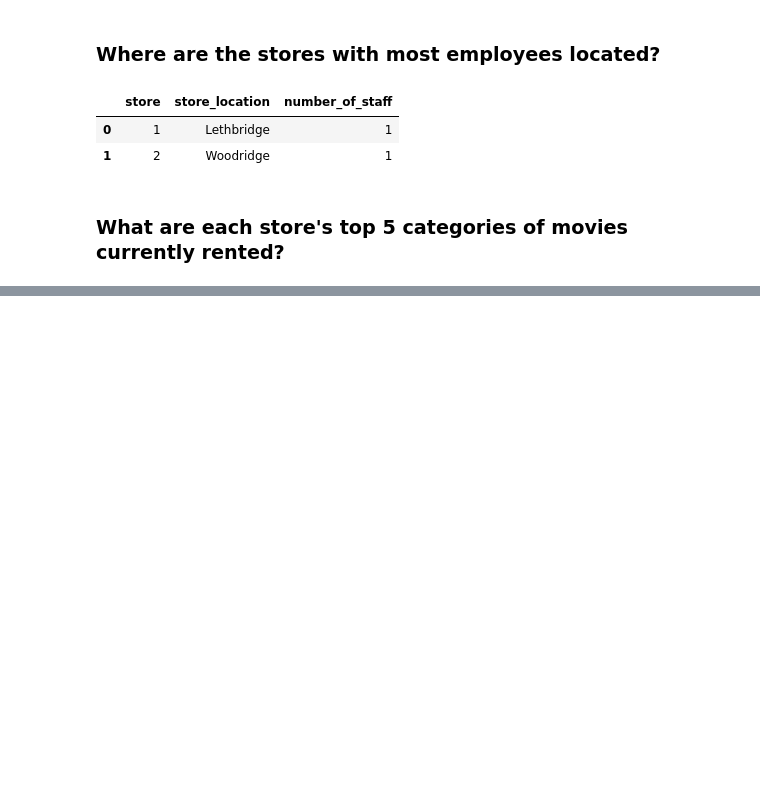
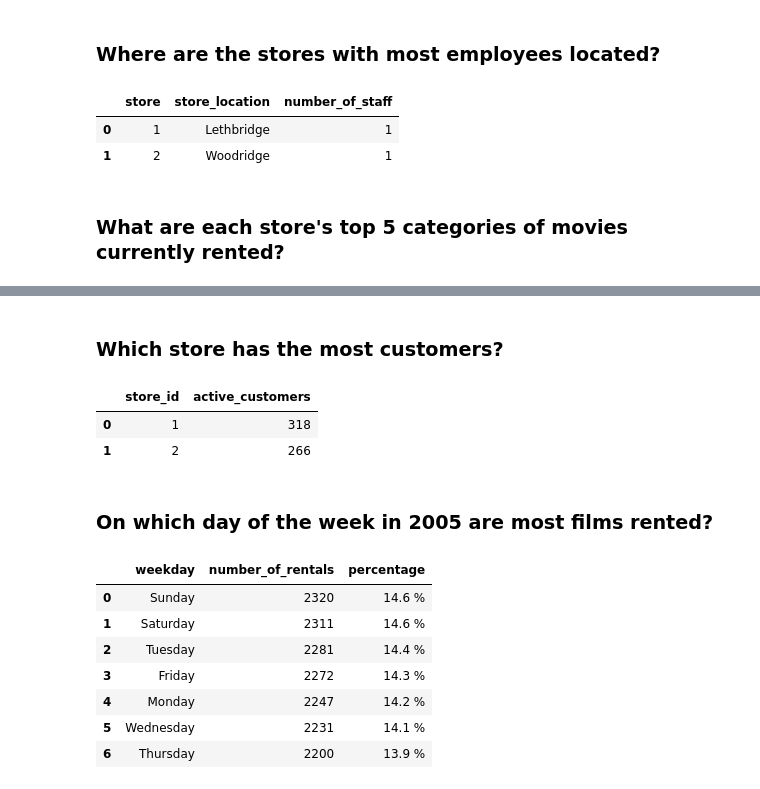
Before and after one commit to Josefin3647/sakila_lab_josefin_le, a Jupyter notebook: eda.ipynb, the cells around one changed output, grey strips where cells are left out. Cells and saved outputs as stored; diff of their text form; code cells hidden in the pictures; blank space fills up the shorter version.

```diff
--- a/eda.ipynb
+++ b/eda.ipynb
@@ -204,2 +209,39 @@ query_sakila("""
 | 8 | 2 | Sports | 8 |
 | 9 | 2 | Action | 8 |
+# %% [markdown]
+### Which store has the most customers?
+# %%
+query_sakila("""SELECT
+            store_id,
+            COUNT(active) AS active_customers
+            FROM customer
+            WHERE active = 1
+            GROUP BY store_id
+            ;
+            """)
+# %% [output]
+|  | store_id | active_customers |
+| 0 | 1 | 318 |
+| 1 | 2 | 266 |
+# %% [markdown]
+### On which day of the week in 2005 are most films rented?
+# %%
+query_sakila("""SELECT
+             strftime(rental_date, '%A') AS weekday,
+             COUNT(rental_date) AS number_of_rentals,
+             ROUND(number_of_rentals * 100.0 / SUM(number_of_rentals) OVER (), 1) || ' %' AS percentage
+             FROM rental
+             WHERE YEAR(rental_date) = 2005
+             GROUP BY weekday
+             ORDER BY number_of_rentals DESC
+            ;
+             """)
+# %% [output]
+|  | weekday | number_of_rentals | percentage |
+| 0 | Sunday | 2320 | 14.6 % |
+| 1 | Saturday | 2311 | 14.6 % |
+| 2 | Tuesday | 2281 | 14.4 % |
+| 3 | Friday | 2272 | 14.3 % |
+| 4 | Monday | 2247 | 14.2 % |
+| 5 | Wednesday | 2231 | 14.1 % |
+| 6 | Thursday | 2200 | 13.9 % |
```
Also changed, not shown: parts of 9 cells of this notebook.
